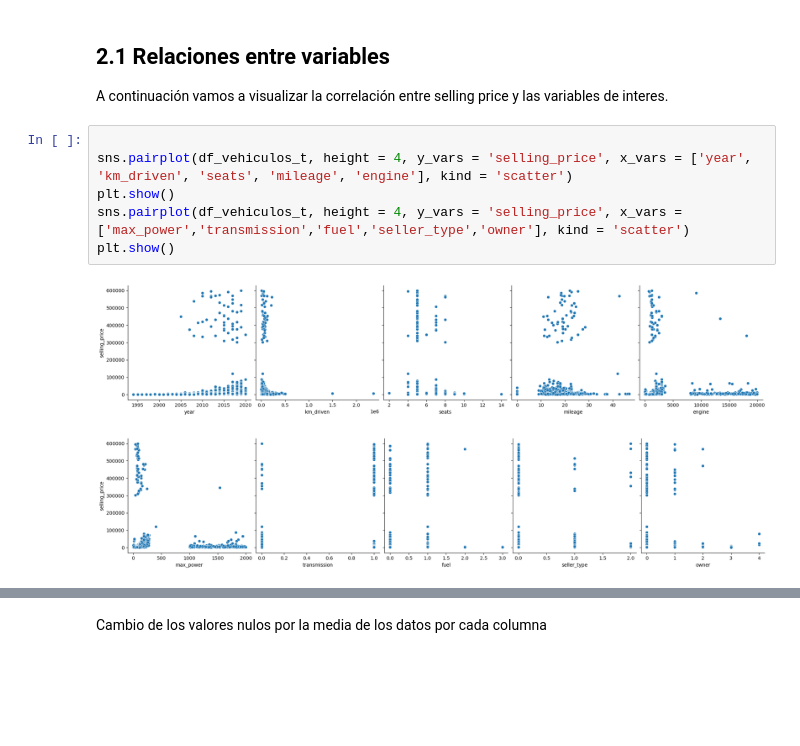
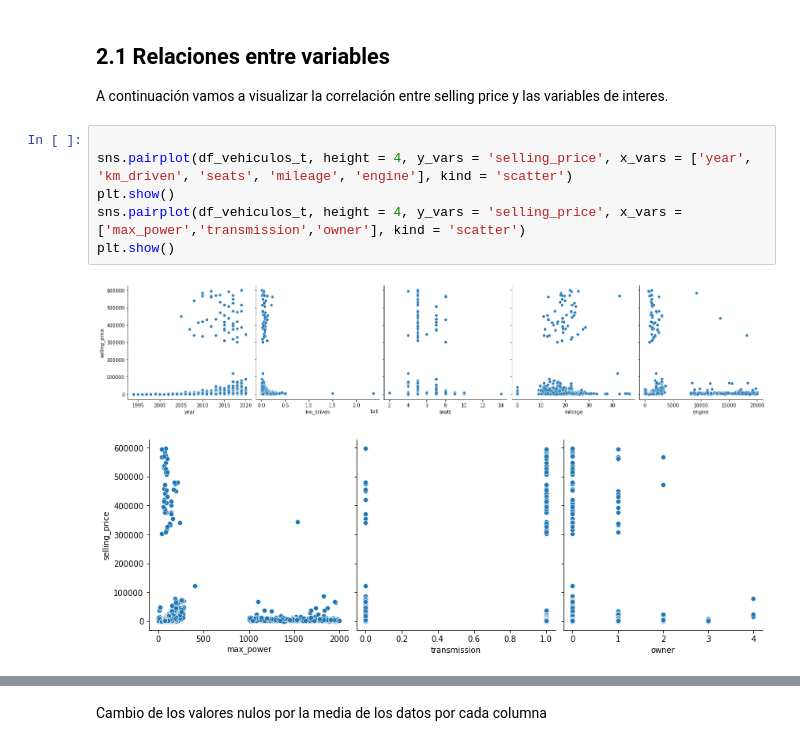
Before and after one commit to Paolaaaaaa/Lab2-Regresion, a Jupyter notebook: Regresion.ipynb, the cells around one changed output, grey strips where cells are left out. Cells and saved outputs as stored; diff of their text form; blank space fills up the shorter version.

```diff
--- a/Regresion.ipynb
+++ b/Regresion.ipynb
@@ -153,12 +151,12 @@ A continuación vamos a visualizar la correlación entre selling price y las var
 # %%
 
 sns.pairplot(df_vehiculos_t, height = 4, y_vars = 'selling_price', x_vars = ['year', 'km_driven', 'seats', 'mileage', 'engine'], kind = 'scatter')
 plt.show()
-sns.pairplot(df_vehiculos_t, height = 4, y_vars = 'selling_price', x_vars = ['max_power','transmission','fuel','seller_type','owner'], kind = 'scatter')
+sns.pairplot(df_vehiculos_t, height = 4, y_vars = 'selling_price', x_vars = ['max_power','transmission','owner'], kind = 'scatter')
 plt.show()
 # %% [output]
 [figure]
-[figure, old version]
+[figure, new version]
 # %%
 plt.figure(figsize = (12, 10))
 sns.heatmap(df_vehiculos_t[variables_interes].corr(), cmap = 'vlag', vmin = -1, vmax = 1)
```
Also changed, not shown: parts of 39 cells of this notebook.
